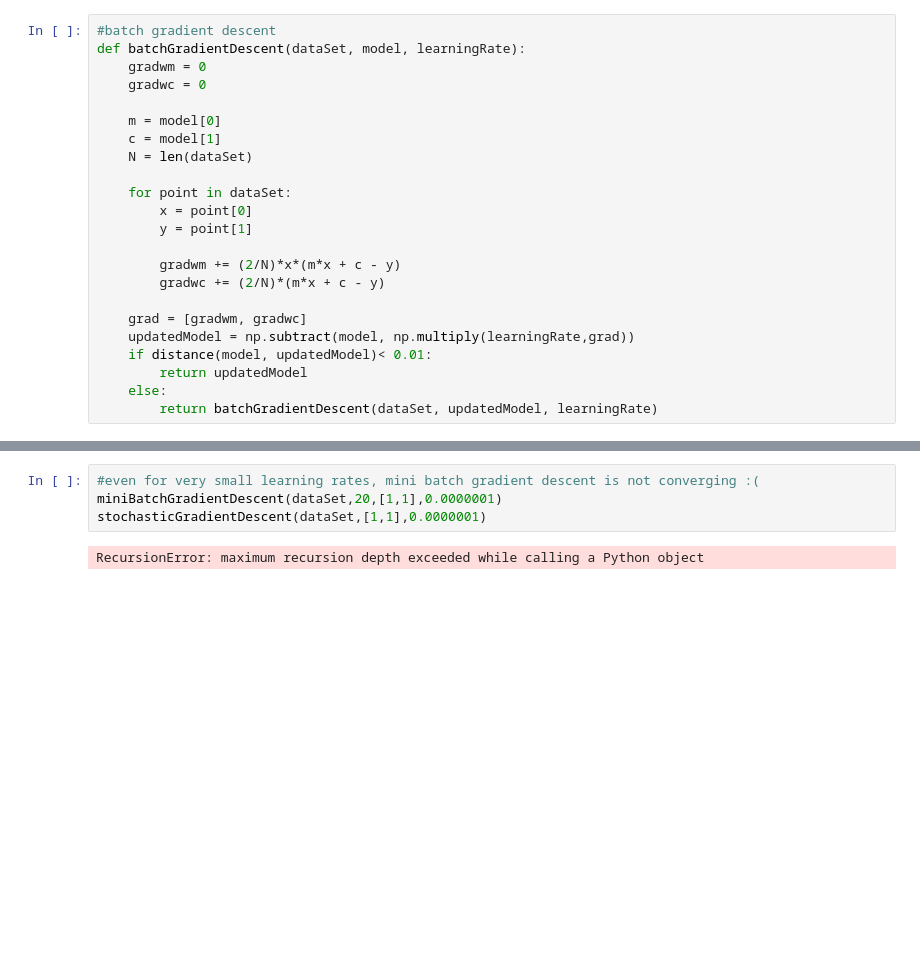
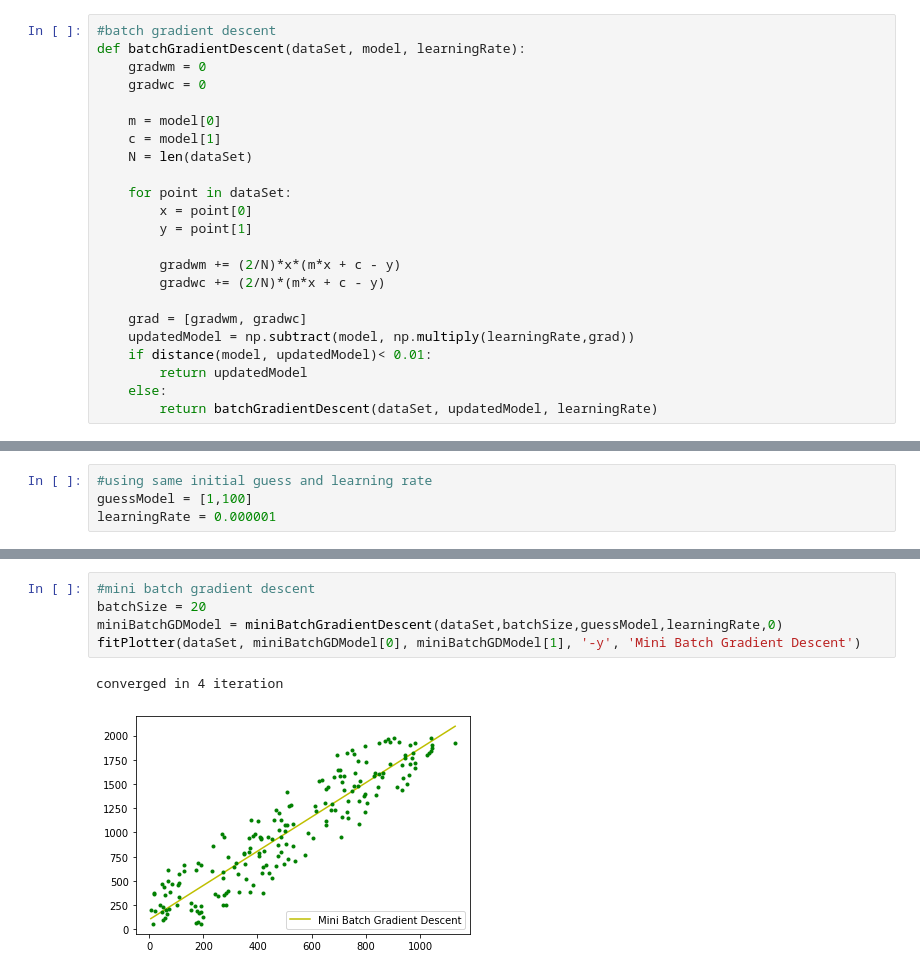
Before and after one commit to emb1ues/class-assignments, a Jupyter notebook: Gradient Descent.ipynb, the cells around one changed output, grey strips where cells are left out. Saved outputs shown, nothing was run; the diff lists cells and outputs as text; blank space fills up the shorter version.

```diff
--- a/Gradient Descent.ipynb
+++ b/Gradient Descent.ipynb
@@ -104,2 +112,6 @@ fitPlotter(dataSet, reg.coef_[0], reg.intercept_, '-r', 'Linear Regression')
+# %%
+#using same initial guess and learning rate
+guessModel = [1,100]
+learningRate = 0.000001
 # %%
 #Batch Gradient Descent
@@ -111,6 +122,8 @@ fitPlotter(dataSet, batchGDModel[0], batchGDModel[1], '-b', 'Batch Gradient Desc
 # %%
-#even for very small learning rates, mini batch gradient descent is not converging :(
-miniBatchGradientDescent(dataSet,20,[1,1],0.0000001)
-stochasticGradientDescent(dataSet,[1,1],0.0000001)
+#mini batch gradient descent
+batchSize = 20
+miniBatchGDModel = miniBatchGradientDescent(dataSet,batchSize,guessModel,learningRate,0)
+fitPlotter(dataSet, miniBatchGDModel[0], miniBatchGDModel[1], '-y', 'Mini Batch Gradient Descent')
 # %% [output]
-RecursionError: maximum recursion depth exceeded while calling a Python object
+converged in 4 iteration
+[figure, added]
```
Also changed, not shown: parts of 8 cells of this notebook.
